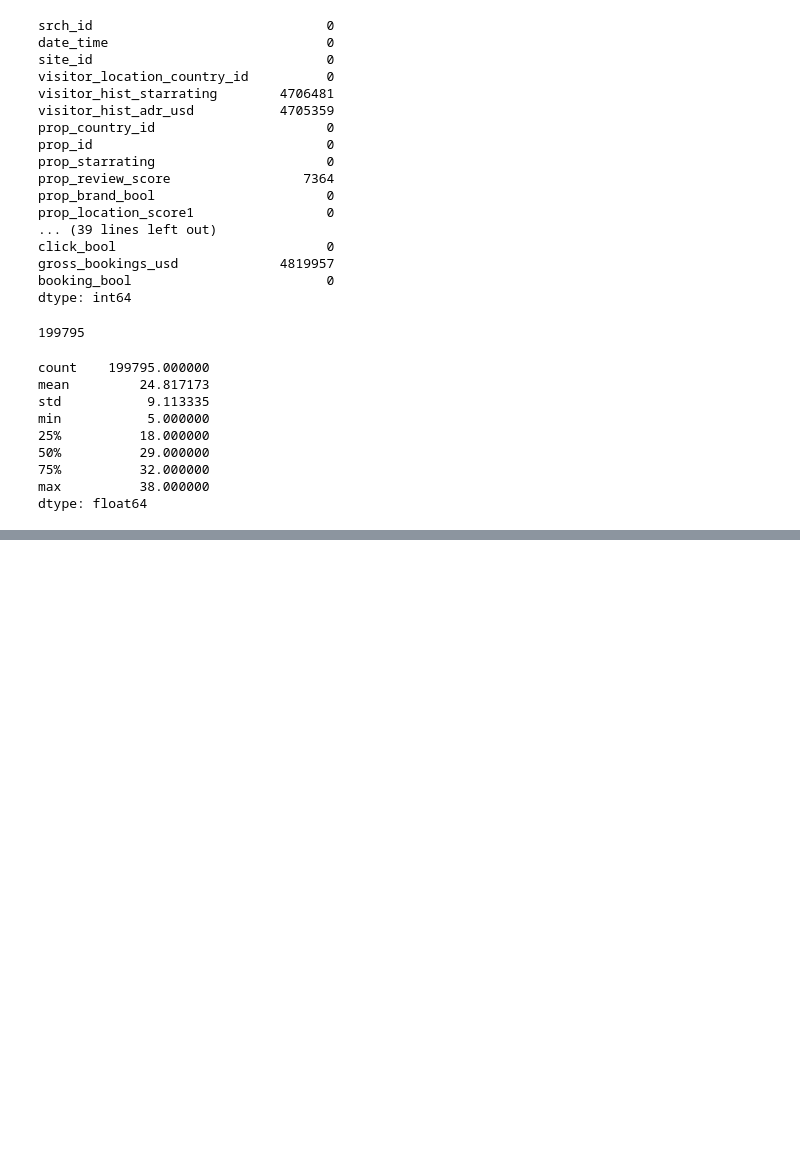
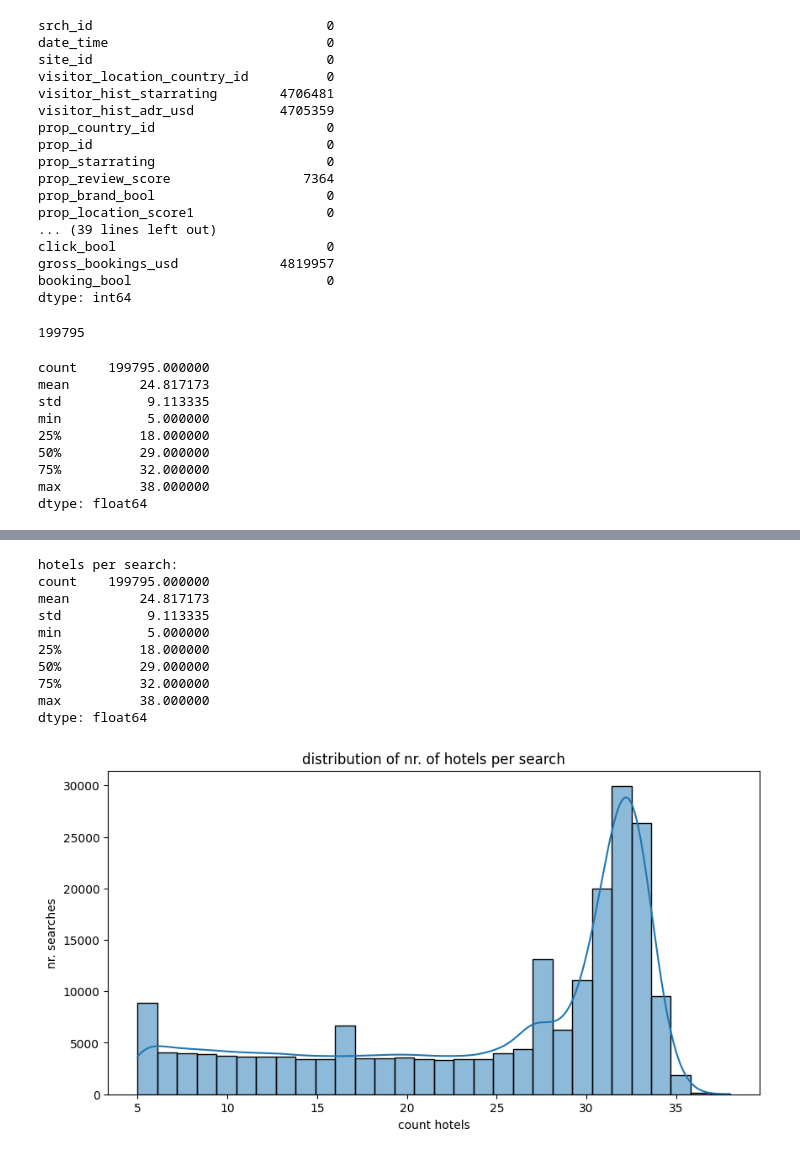
Before and after one commit to JonathanSierks/expedia-hotel-ranking, a Jupyter notebook: src/eda.ipynb, the cells around one changed output, grey strips where cells are left out. Drawn from its saved outputs; the diff is of its cells as text; code cells hidden in the pictures; blank space fills up the shorter version.

```diff
--- a/src/eda.ipynb
+++ b/src/eda.ipynb
@@ -3,6 +8,6 @@
 # %%
-import pandas as pd
-data_train = pd.read_csv("/Users/jonathan.sierks/01_Uni/10_DataMining/expedia-hotel-ranking/data/training_set_VU_DM.csv")
+data_train = pd.read_csv("/local/data/ipv577/expedia-hotel-ranking/data/training_set_VU_DM.csv")
+
 data_train.head(5)
 # %% [output]
 |  | srch_id | date_time | site_id | visitor_location_country_id | visitor_hist_starrating | visitor_hist_adr_usd | ... |
@@ -150,0 +237,13 @@ print(2)
+# %%
+# construct relevance labels
+df['relevance'] = 0
+df.loc[df['click_bool'] == 1, 'relevance'] = 1
+df.loc[df['booking_bool'] == 1, 'relevance'] = 5
+
+print("distribution of relevance labels(%):")
+print(df['relevance'].value_counts(normalize=True) * 100)
+
+# check, how many actual bookings there are per search
+bookings_per_search = df.groupby('srch_id')['booking_bool'].sum()
+print("\ndistribution of bookings per search(%):")
+print(bookings_per_search.value_counts(normalize=True) * 100)
@@ -150,0 +275,25 @@ print(2)
+# %%
+# count hotels per search
+group_sizes = df.groupby('srch_id').size()
+
+print("hotels per search:")
+print(group_sizes.describe())
+
+plt.figure(figsize=(10, 5))
+sns.histplot(group_sizes, bins=30, kde=True)
+plt.title('distribution of nr. of hotels per search')
+plt.xlabel('count hotels')
+plt.ylabel('nr. searches')
+plt.show()
+# %% [output]
+hotels per search:
+count    199795.000000
+mean         24.817173
+std           9.113335
+min           5.000000
+25%          18.000000
+50%          29.000000
+75%          32.000000
+max          38.000000
+dtype: float64
+[figure, added]
```
Also changed, not shown: parts of 17 cells of this notebook.
